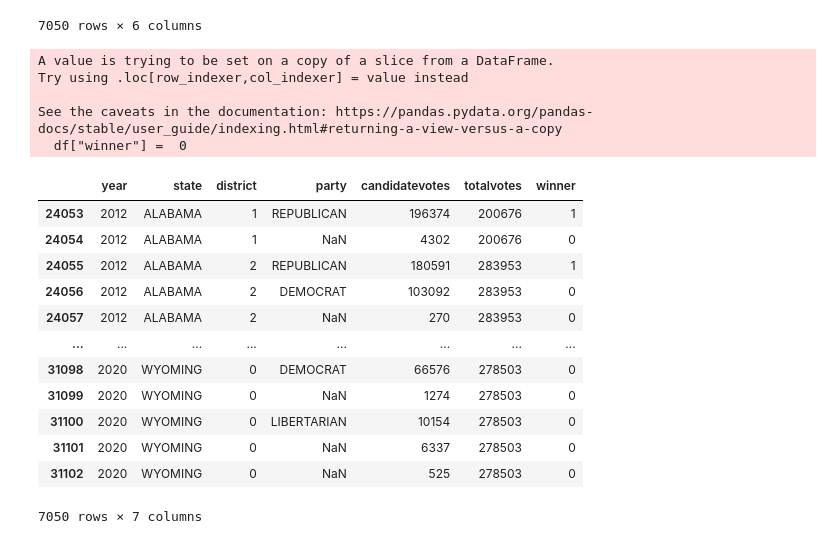
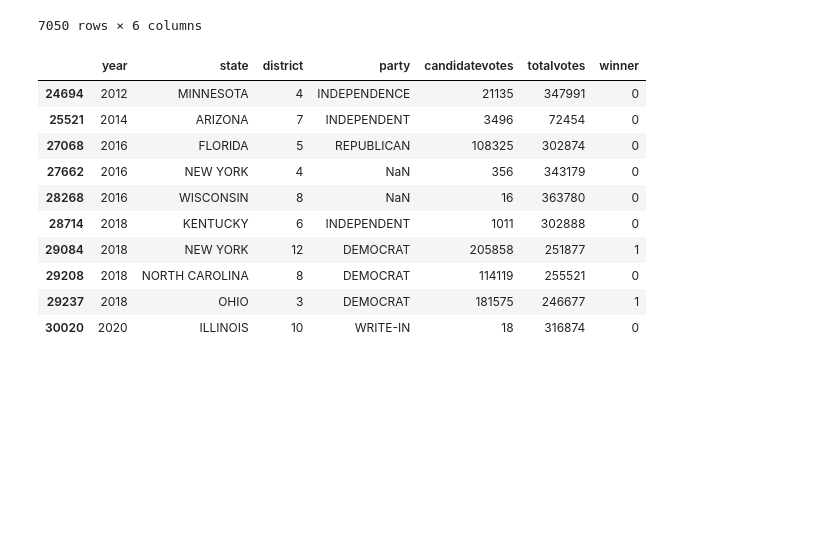
Before and after one commit to wh33les/GerrymanderingProject, a Jupyter notebook: HouseSeatsProject.ipynb, the cells around one changed output. Cells and saved outputs as stored; diff of their text form; code cells hidden in the pictures; blank space fills up the shorter version.

Commit message:
Added winner and flipped columns, fixed warnings.

```diff
--- a/HouseSeatsProject.ipynb
+++ b/HouseSeatsProject.ipynb
@@ -22,15 +22,15 @@ def time_elapsed(start, end):
             print("Total time elapsed =", total_time_hours, "hours")
 # %% [markdown]
 ## Data cleaning
-# %%
-with open("data\\codebook-us-house-1976–2020.md") as f:
-    lines = f.readlines()
 # %%
+with open("Original\\data\\codebook-us-house-1976–2020.md") as f:
+    lines = f.readlines()
+
 # Quick-and-dirty way to get the column names, since they seem to be misaligned
 columns = [l.replace("###", "").strip() for l in lines if l.startswith("###")]
 #print(columns) # for debugging
 
-df = pd.read_csv("data\\1976-2020-house.tab", sep="\t", header=None)
+df = pd.read_csv("Original\\data\\1976-2020-house.tab", sep="\t", header=None)
 
 # Choose whatever columns you want to keep; I made these choices with manual inspection
 df = df.iloc[:, [0, 1, 7, 12, 15, 16]]
@@ -54,7 +54,7 @@ df # for debugging
 31103 rows × 6 columns
 # %%
 # Only keep the elections using Census 2010 districts
-df = df[df["year"] >= 2012]
+df = df.loc[df.year >= 2012].copy() # copy eliminates a warning
 df # for debugging
 # %% [output]
 |  | year | state | district | party | candidatevotes | totalvotes |
@@ -76,51 +76,44 @@ df["winner"] =  0
 #print(df.winner.values.tolist()) # for debugging
 
 # Make lists of the states and years
 states = []
 [states.append(state) for state in df.state.values.tolist() if state not in states]
 years = []
 [years.append(year) for year in df.year.values.tolist() if year not in years]
 
 # Function to get the districts for each state
 def districts(state):
-    district_numbers_repeats = df.loc[(df.year==2012) & (df.state==state)]["district"].values.tolist()
+    district_numbers_repeats = df.loc[(df.year==2012) & (df.state==state), "district"].values.tolist()
     district_numbers = []
     [district_numbers.append(num) for num in district_numbers_repeats if num not in district_numbers]
     return district_numbers
 
 for state in states:
     #print(state) # for debugging
     #start = time.time() # for debugging
     district_numbers = districts(state)
     #end = time.time() # for debugging
     #time_elapsed(start, end) # for debugging
     for year in years:
         #print(year) # for debugging
         #start = time.time() # for debugging
         for district in district_numbers:
-            max_votes = df.loc[(df.year==year) & (df.state==state) & (df.district == district)]["candidatevotes"].max()
+            max_votes = df.loc[(df.year==year) & (df.state==state) & (df.district == district), "candidatevotes"].max()
             #print("Max votes for", state, year,"district", district, "is", max_votes) # for debugging
             df.loc[(df.year==year) & (df.state==state) & (df.district==district) & (df.candidatevotes==max_votes), "winner"] = 1
         #end = time.time() # for debugging
         #time_elapsed(start, end) # for debugging
-df # for debugging
+df.sample(10).sort_index() # for debugging
 # %% [output]
-A value is trying to be set on a copy of a slice from a DataFrame.
-Try using .loc[row_indexer,col_indexer] = value instead
-
-See the caveats in the documentation: https://pandas.pydata.org/pandas-docs/stable/user_guide/indexing.html#returning-a-view-versus-a-copy
-  df["winner"] =  0
 |  | year | state | district | party | candidatevotes | totalvotes | winner |
-| 24053 | 2012 | ALABAMA | 1 | REPUBLICAN | 196374 | 200676 | 1 |
-| 24054 | 2012 | ALABAMA | 1 | NaN | 4302 | 200676 | 0 |
-| 24055 | 2012 | ALABAMA | 2 | REPUBLICAN | 180591 | 283953 | 1 |
-| 24056 | 2012 | ALABAMA | 2 | DEMOCRAT | 103092 | 283953 | 0 |
-| 24057 | 2012 | ALABAMA | 2 | NaN | 270 | 283953 | 0 |
-| ... | ... | ... | ... | ... | ... | ... | ... |
-| 31098 | 2020 | WYOMING | 0 | DEMOCRAT | 66576 | 278503 | 0 |
-| 31099 | 2020 | WYOMING | 0 | NaN | 1274 | 278503 | 0 |
-| 31100 | 2020 | WYOMING | 0 | LIBERTARIAN | 10154 | 278503 | 0 |
-| 31101 | 2020 | WYOMING | 0 | NaN | 6337 | 278503 | 0 |
-| 31102 | 2020 | WYOMING | 0 | NaN | 525 | 278503 | 0 |
+| 24694 | 2012 | MINNESOTA | 4 | INDEPENDENCE | 21135 | 347991 | 0 |
+| 25521 | 2014 | ARIZONA | 7 | INDEPENDENT | 3496 | 72454 | 0 |
+| 27068 | 2016 | FLORIDA | 5 | REPUBLICAN | 108325 | 302874 | 0 |
+| 27662 | 2016 | NEW YORK | 4 | NaN | 356 | 343179 | 0 |
+| 28268 | 2016 | WISCONSIN | 8 | NaN | 16 | 363780 | 0 |
+| 28714 | 2018 | KENTUCKY | 6 | INDEPENDENT | 1011 | 302888 | 0 |
+| 29084 | 2018 | NEW YORK | 12 | DEMOCRAT | 205858 | 251877 | 1 |
+| 29208 | 2018 | NORTH CAROLINA | 8 | DEMOCRAT | 114119 | 255521 | 0 |
+| 29237 | 2018 | OHIO | 3 | DEMOCRAT | 181575 | 246677 | 1 |
+| 30020 | 2020 | ILLINOIS | 10 | WRITE-IN | 18 | 316874 | 0 |
-7050 rows × 7 columns
 # %%
```
Also changed, not shown: parts of 10 cells of this notebook.
